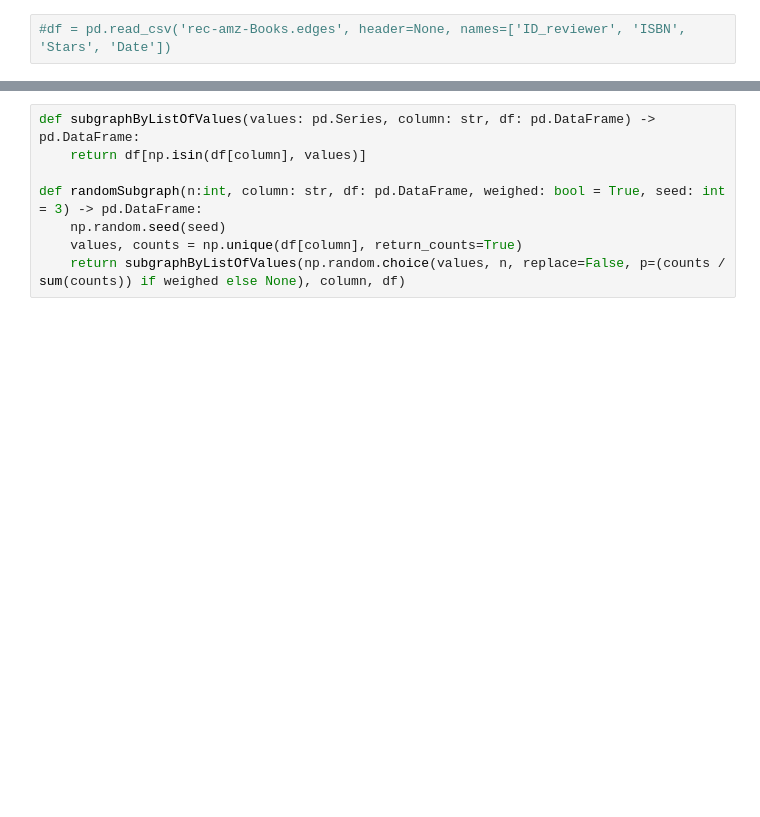
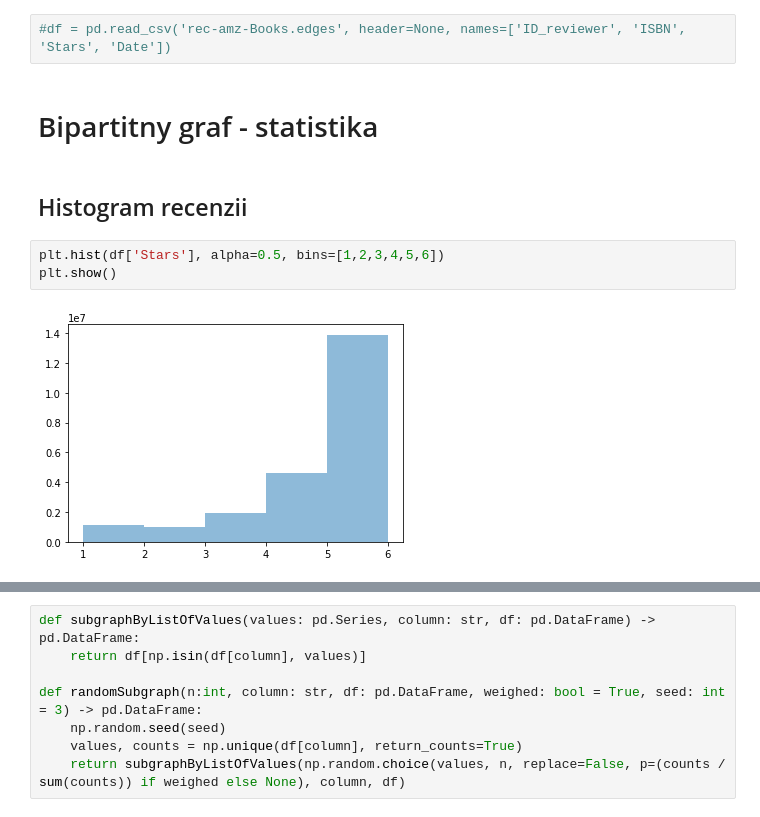
Before and after one commit to 01011001010/Veda-o-sietach-projekt, a Jupyter notebook: projekcia2.ipynb, the cells around one changed output, grey strips where cells are left out. Cells and saved outputs as stored; diff of their text form; blank space fills up the shorter version.

```diff
--- a/projekcia2.ipynb
+++ b/projekcia2.ipynb
@@ -17,3 +19,12 @@ from community import community_louvain
 import matplotlib.cm as cm
 # %%
 #df = pd.read_csv('rec-amz-Books.edges', header=None, names=['ID_reviewer', 'ISBN', 'Stars', 'Date'])
+# %% [markdown]
+# Bipartitny graf - statistika
+# %% [markdown]
+## Histogram recenzii
+# %%
+plt.hist(df['Stars'], alpha=0.5, bins=[1,2,3,4,5,6])
+plt.show()
+# %% [output]
+[figure, added]
```
Also changed, not shown: parts of 15 cells of this notebook, 1 other file.
